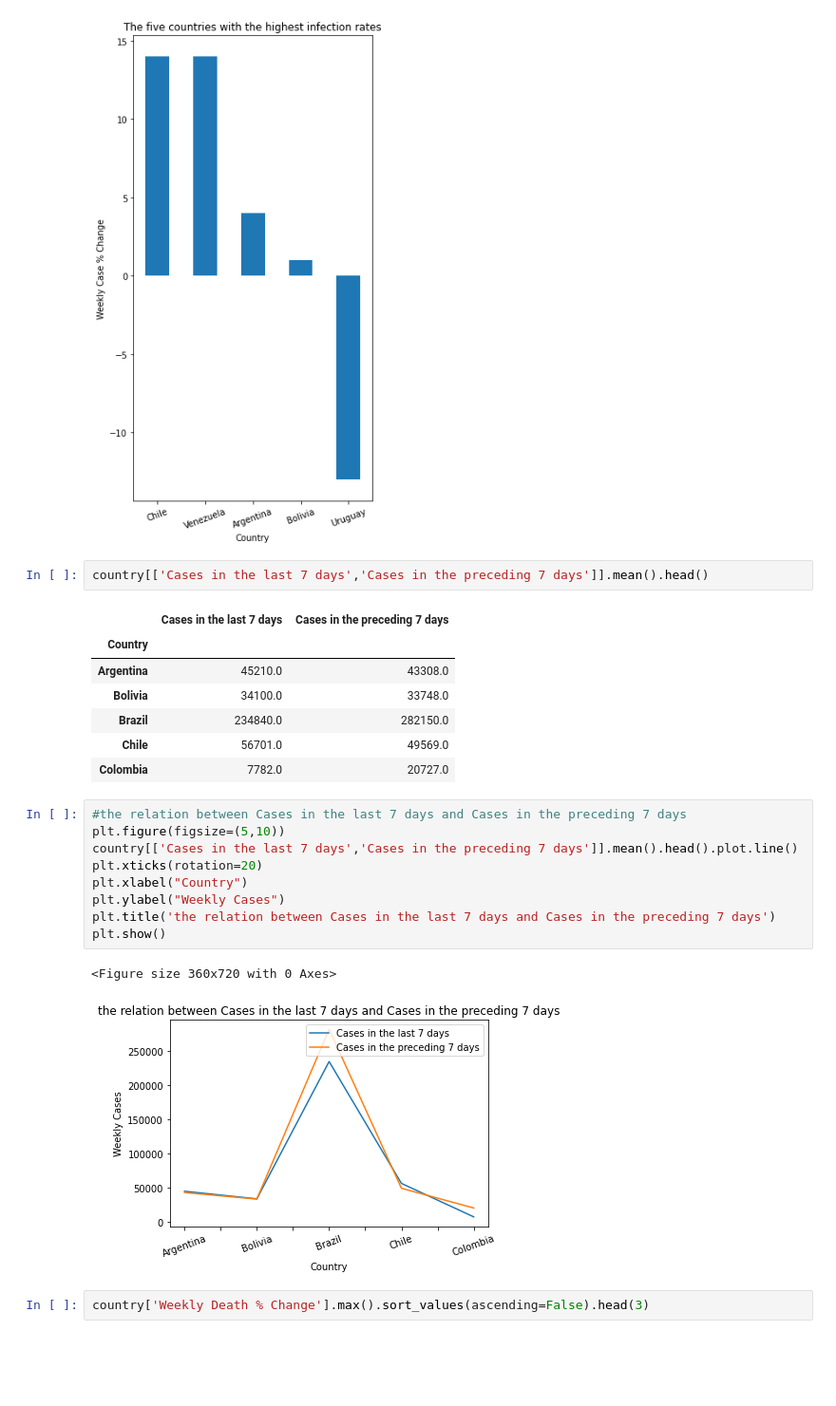
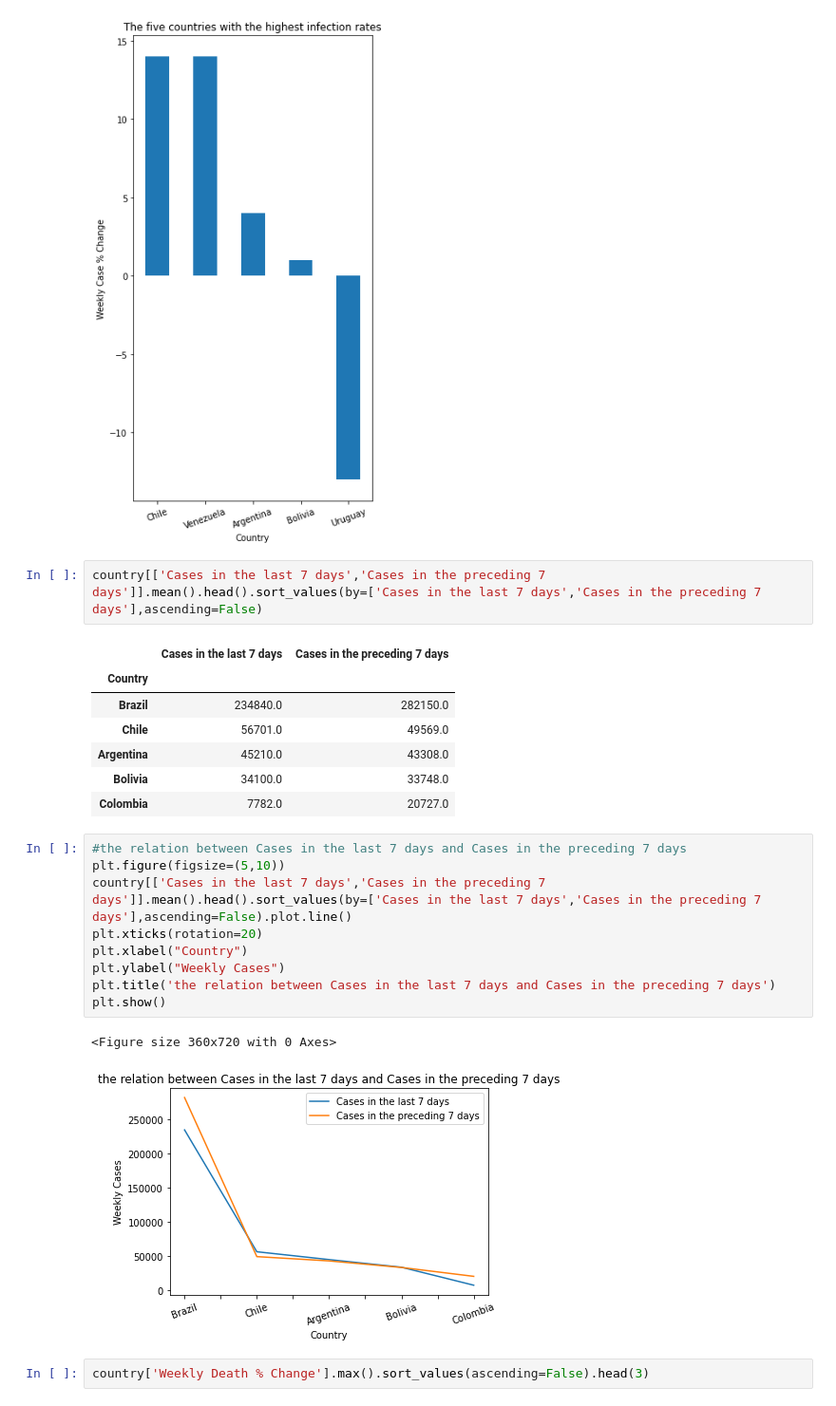
Before and after one commit to marwa23-rgb/Exploratory_Data, a Jupyter notebook: covid-weekly-rates.ipynb, the cells around one changed output. Shown at 95% size. Drawn from its saved outputs; the diff is of its cells as text; blank space fills up the shorter version.

```diff
--- a/covid-weekly-rates.ipynb
+++ b/covid-weekly-rates.ipynb
@@ -138,27 +138,27 @@ plt.show()
 # %% [output]
 [figure]
 # %%
-country[['Cases in the last 7 days','Cases in the preceding 7 days']].mean().head()
+country[['Cases in the last 7 days','Cases in the preceding 7 days']].mean().head().sort_values(by=['Cases in the last 7 days','Cases in the preceding 7 days'],ascending=False)
 # %% [output]
 |  | Cases in the last 7 days | Cases in the preceding 7 days |
 | Country |  |  |
+| Brazil | 234840.0 | 282150.0 |
+| Chile | 56701.0 | 49569.0 |
 | Argentina | 45210.0 | 43308.0 |
 | Bolivia | 34100.0 | 33748.0 |
-| Brazil | 234840.0 | 282150.0 |
-| Chile | 56701.0 | 49569.0 |
 | Colombia | 7782.0 | 20727.0 |
 # %%
 #the relation between Cases in the last 7 days and Cases in the preceding 7 days
 plt.figure(figsize=(5,10))
-country[['Cases in the last 7 days','Cases in the preceding 7 days']].mean().head().plot.line()
+country[['Cases in the last 7 days','Cases in the preceding 7 days']].mean().head().sort_values(by=['Cases in the last 7 days','Cases in the preceding 7 days'],ascending=False).plot.line()
 plt.xticks(rotation=20)
 plt.xlabel("Country")
 plt.ylabel("Weekly Cases")
 plt.title('the relation between Cases in the last 7 days and Cases in the preceding 7 days')
 plt.show()
 # %% [output]
 <Figure size 360x720 with 0 Axes>
-[figure, old version]
+[figure, new version]
 # %%
 country['Weekly Death % Change'].max().sort_values(ascending=False).head(3)
 # %% [output]
```
Also changed, not shown: parts of 1 cell of this notebook.
